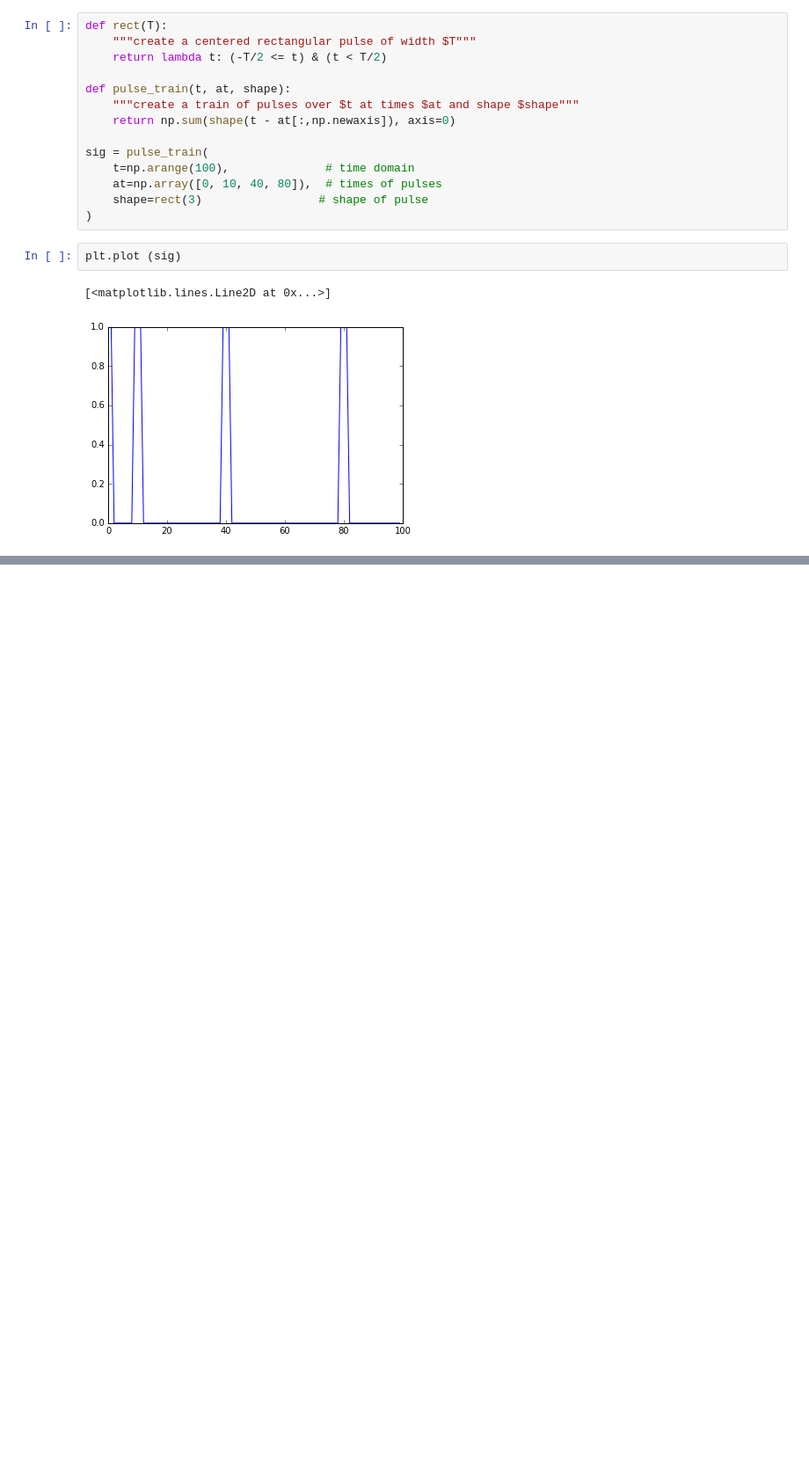
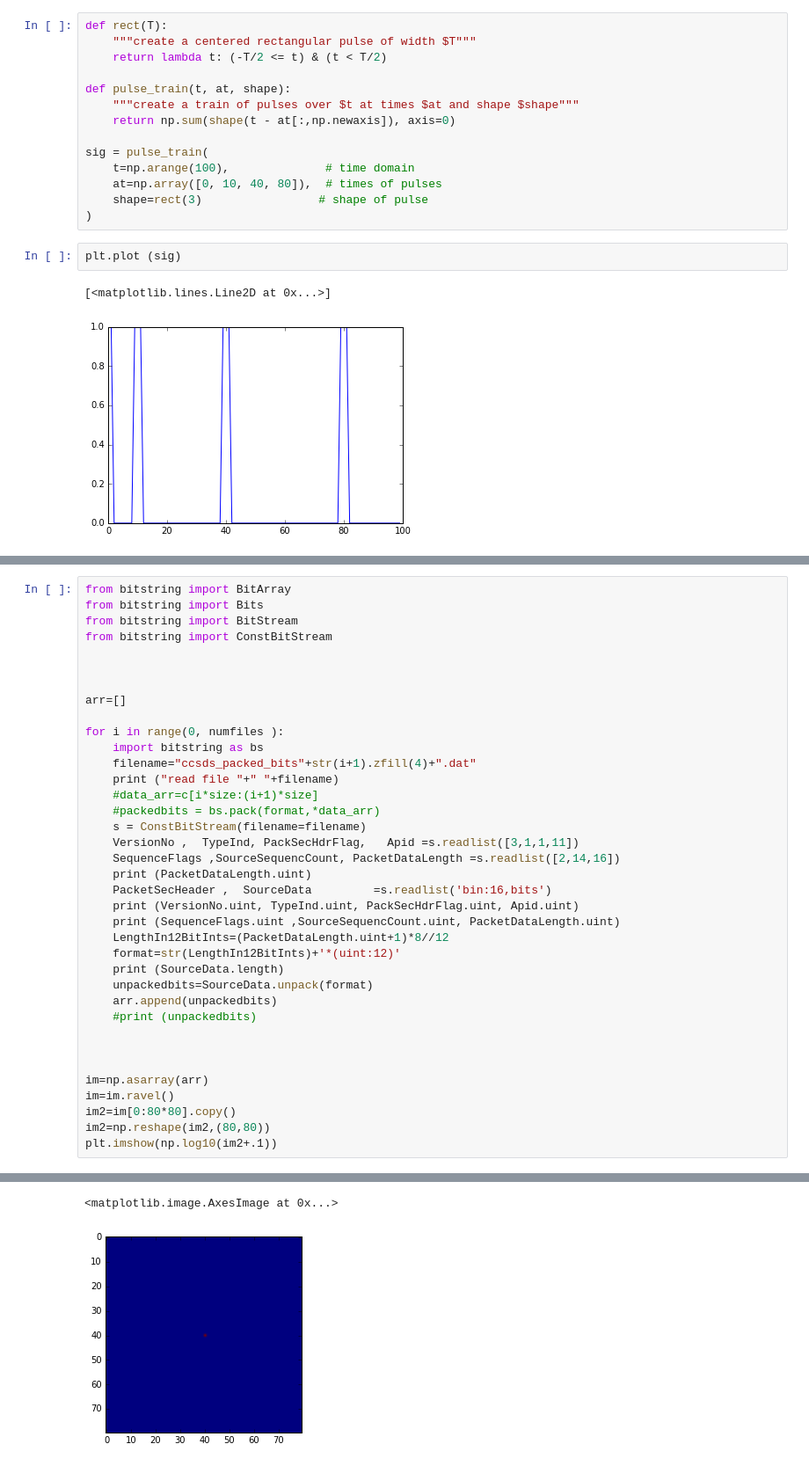
Before and after one commit to garethcmurphy/Atmosphere-Space-Interaction-Monitor-ASIM-Data-Processing-Software-, a Jupyter notebook: Write a file to many small files.ipynb, the cells around one changed output, grey strips where cells are left out. Shown at 88% size. Saved outputs shown, nothing was run; the diff lists cells and outputs as text; blank space fills up the shorter version.

```diff
--- a/Write a file to many small files.ipynb
+++ b/Write a file to many small files.ipynb
@@ -180,0 +236,38 @@ create file  ccsds_packed_bits5365.dat
+# %%
+from bitstring import BitArray
+from bitstring import Bits
+from bitstring import BitStream
+from bitstring import ConstBitStream
+
+
+
+arr=[]
+
+for i in range(0, numfiles ):
+    import bitstring as bs
+    filename="ccsds_packed_bits"+str(i+1).zfill(4)+".dat"
+    print ("read file "+" "+filename)
+    #data_arr=c[i*size:(i+1)*size]
+    #packedbits = bs.pack(format,*data_arr)
+    s = ConstBitStream(filename=filename)
+    VersionNo ,  TypeInd, PackSecHdrFlag,   Apid =s.readlist([3,1,1,11])
+    SequenceFlags ,SourceSequencCount, PacketDataLength =s.readlist([2,14,16])
+    print (PacketDataLength.uint)
+    PacketSecHeader ,  SourceData         =s.readlist('bin:16,bits')
+    print (VersionNo.uint, TypeInd.uint, PackSecHdrFlag.uint, Apid.uint)
+    print (SequenceFlags.uint ,SourceSequencCount.uint, PacketDataLength.uint)
+    LengthIn12BitInts=(PacketDataLength.uint+1)*8//12
+    format=str(LengthIn12BitInts)+'*(uint:12)'
+    print (SourceData.length)
+    unpackedbits=SourceData.unpack(format)
+    arr.append(unpackedbits)
+    #print (unpackedbits)
+
+
+
+im=np.asarray(arr)
+im=im.ravel()
+im2=im[0:80*80].copy()
+im2=np.reshape(im2,(80,80))
+plt.imshow(np.log10(im2+.1))
+# %% [output]
@@ -180,0 +291,2 @@ create file  ccsds_packed_bits5365.dat
+<matplotlib.image.AxesImage at 0x...>
+[figure, added]
```
Also changed, not shown: parts of 6 cells of this notebook, 9 other files.
